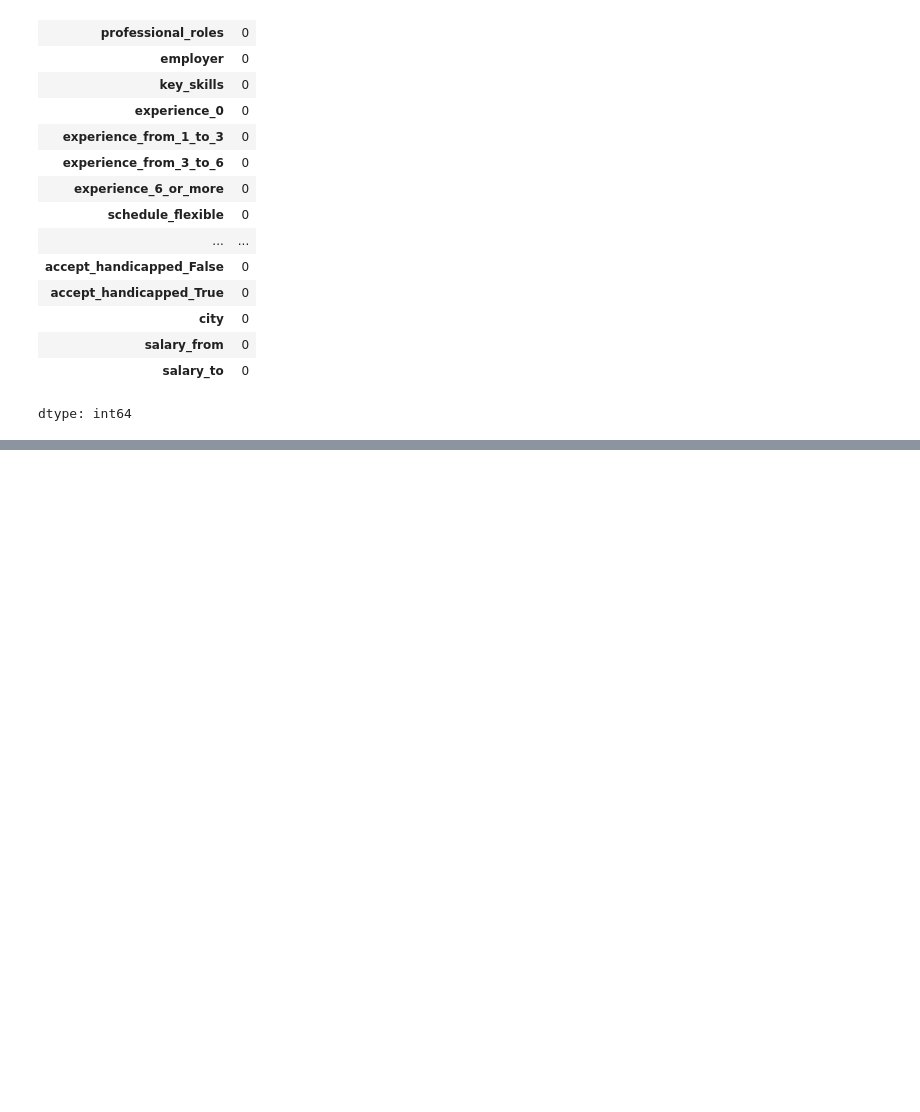
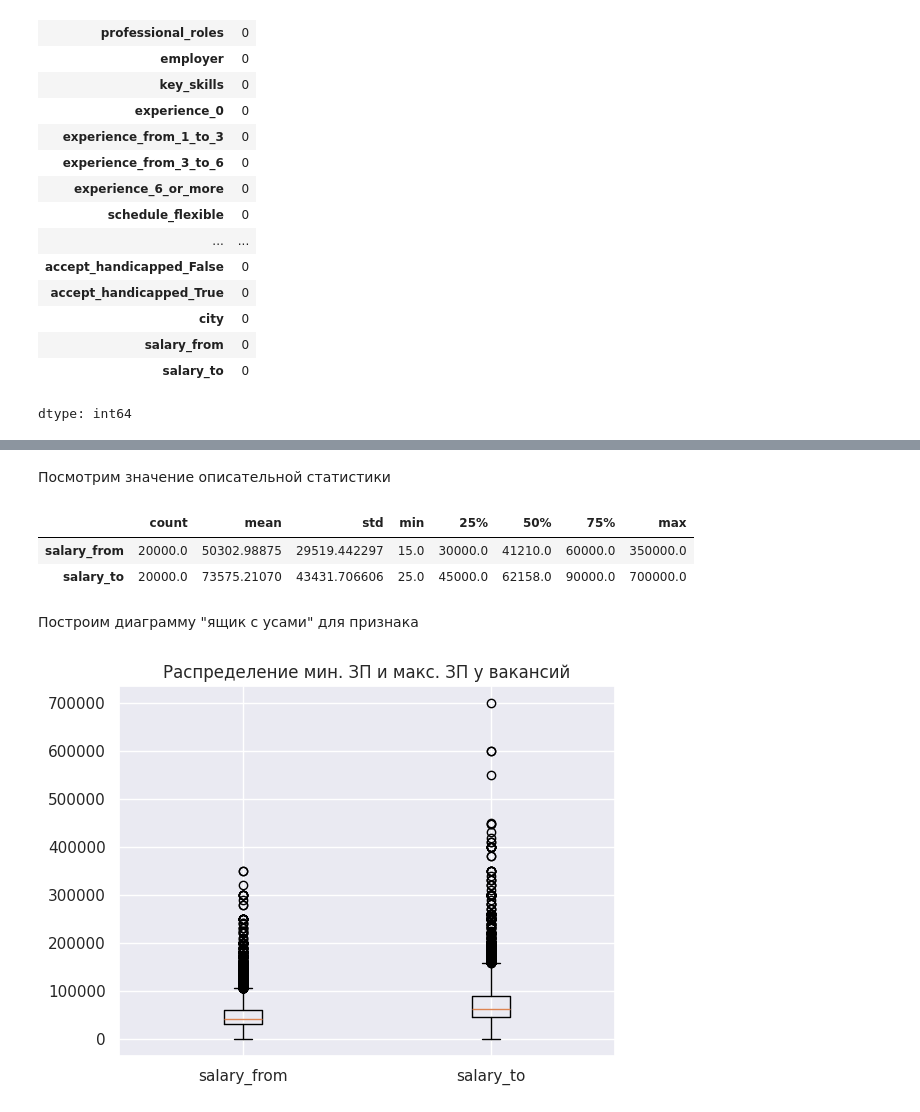
Before and after one commit to NikitaMarnykh/labor_market_analysis, a Jupyter notebook: Марных_Н_В_и_Оборотов_М_В_анализ_рынка_труда_advanced_plus.ipynb, the cells around one changed output, grey strips where cells are left out. Saved outputs shown, nothing was run; the diff lists cells and outputs as text; code cells hidden in the pictures; blank space fills up the shorter version.

```diff
--- a/Марных_Н_В_и_Оборотов_М_В_анализ_рынка_труда_advanced_plus.ipynb
+++ b/Марных_Н_В_и_Оборотов_М_В_анализ_рынка_труда_advanced_plus.ipynb
@@ -2179,0 +2194,3 @@ dtype: int64
+# %%
+sign_1 = 'salary_from'
+sign_2 = 'salary_to'
@@ -2179,0 +2270,16 @@ dtype: int64
+# %% [markdown]
+Посмотрим значение описательной статистики
+# %%
+pd.DataFrame([dataset[sign_1].describe(), dataset[sign_2].describe()])
+# %% [output]
+|  | count | mean | std | min | 25% | 50% | 75% | max |
+| salary_from | 20000.0 | 50302.98875 | 29519.442297 | 15.0 | 30000.0 | 41210.0 | 60000.0 | 350000.0 |
+| salary_to | 20000.0 | 73575.21070 | 43431.706606 | 25.0 | 45000.0 | 62158.0 | 90000.0 | 700000.0 |
+# %% [markdown]
+Построим диаграмму "ящик с усами" для признака
+# %%
+plt.boxplot(dataset[[sign_1, sign_2]], tick_labels=[sign_1, sign_2])
+plt.title('Распределение мин. ЗП и макс. ЗП у вакансий')
+plt.show()
+# %% [output]
+[figure, added]
```
Also changed, not shown: parts of 55 cells of this notebook.
